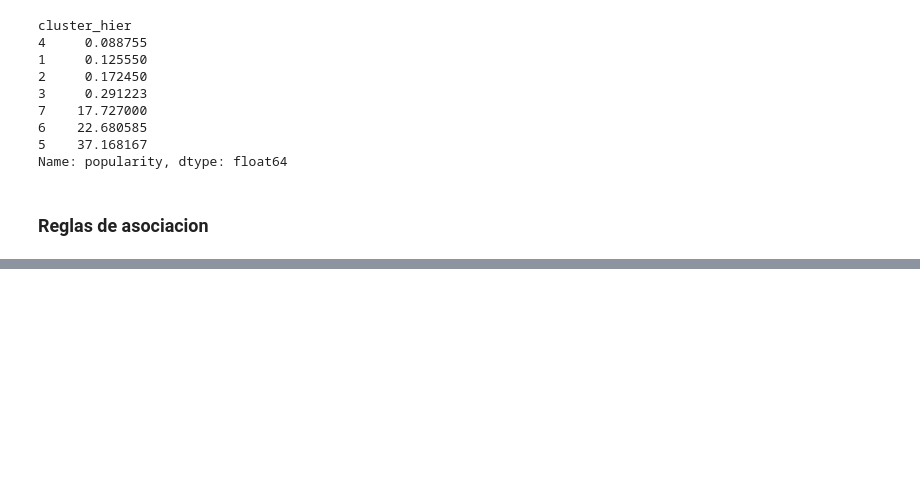
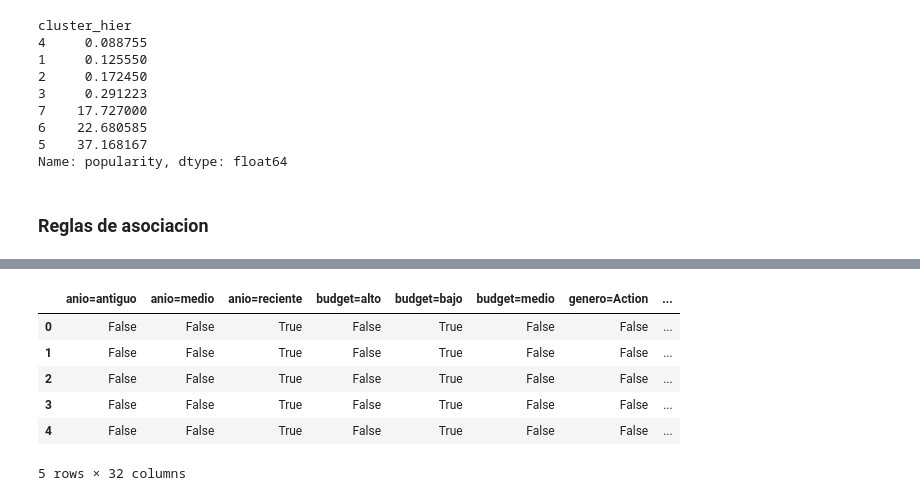
Before and after one commit to agabrielMej/laboratorio-2-clustering, a Jupyter notebook: notebooks/aprendizaje_no_supervisado.ipynb, the cells around one changed output, grey strips where cells are left out. Saved outputs shown, nothing was run; the diff lists cells and outputs as text; code cells hidden in the pictures; blank space fills up the shorter version.

```diff
--- a/notebooks/aprendizaje_no_supervisado.ipynb
+++ b/notebooks/aprendizaje_no_supervisado.ipynb
@@ -412,0 +356,29 @@ rules_05.sort_values(by="lift", ascending=False).head(10)
+# %%
+df_rules['cosas_pelicula' ] = df_rules.apply(lambda fila: (
+    [f"genero={g}"  for g in fila[ 'lista_generos']] +
+    [f"budget={fila['budget_nivel' ] }" ,
+     f"revenue={fila['revenue_nivel']}" ,
+     f"popularidad={fila['popularidad_nivel']}",
+     f"voto={fila['voto_nivel']}" ,
+        f"anio={fila['anio_nivel'] }"]
+), axis=1)
+
+lista_transacciones = df_rules['cosas_pelicula' ].tolist()
+
+
+encoder = TransactionEncoder()
+
+df_binario = pd.DataFrame(
+    encoder.fit(lista_transacciones).transform(lista_transacciones),
+    columns=encoder.columns_
+)
+
+df_binario.head( )
+# %% [output]
+|  | anio=antiguo | anio=medio | anio=reciente | budget=alto | budget=bajo | budget=medio | genero=Action | ... |
+| 0 | False | False | True | False | True | False | False | ... |
+| 1 | False | False | True | False | True | False | False | ... |
+| 2 | False | False | True | False | True | False | False | ... |
+| 3 | False | False | True | False | True | False | False | ... |
+| 4 | False | False | True | False | True | False | False | ... |
+5 rows × 32 columns
```
Also changed, not shown: parts of 8 cells of this notebook.
